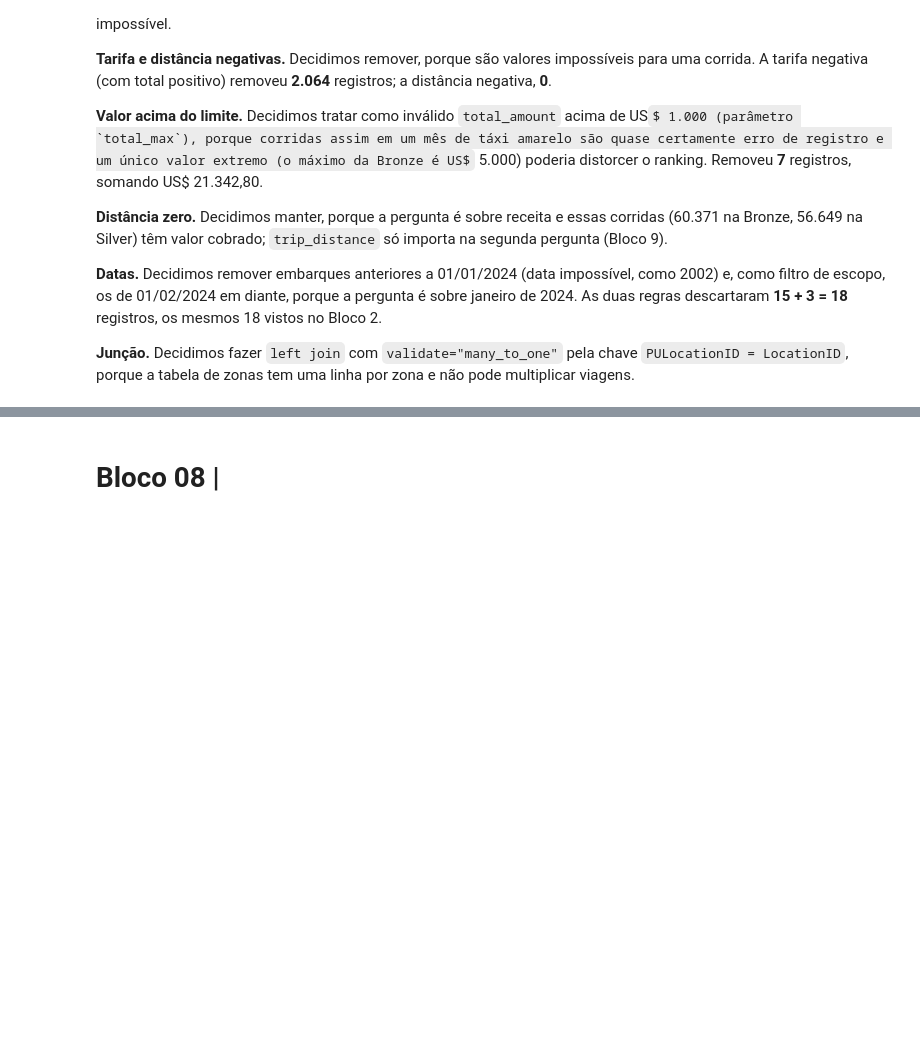
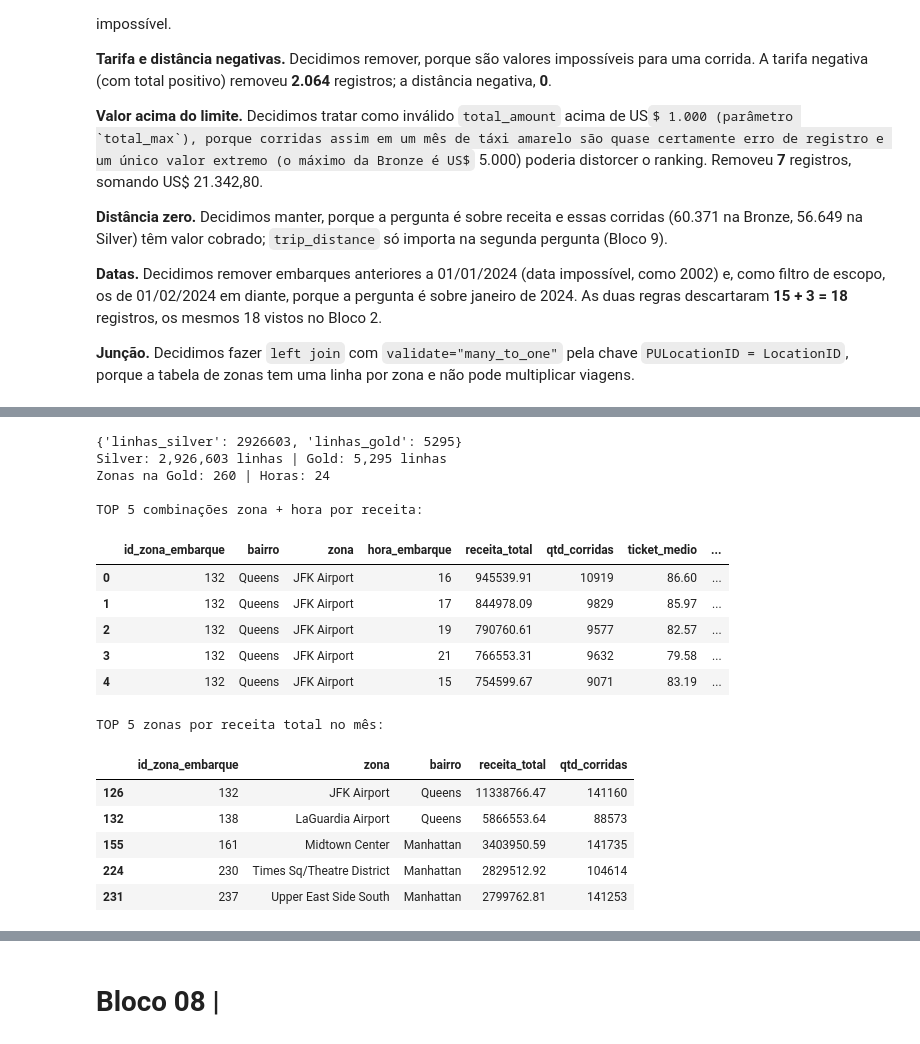
Before and after one commit to Grupo-02-2-Periodo-Faculdade-Donaduzzi/I.A-C.D-Grupo-2-2-periodo--Faculdade-Donaduzzi, a Jupyter notebook: pipeline_de_dados/Lista_de_atividades_Aula_09.ipynb, the cells around one changed output, grey strips where cells are left out. Saved outputs shown, nothing was run; the diff lists cells and outputs as text; code cells hidden in the pictures; some formulas as TeX source; blank space fills up the shorter version.

```diff
--- a/pipeline_de_dados/Lista_de_atividades_Aula_09.ipynb
+++ b/pipeline_de_dados/Lista_de_atividades_Aula_09.ipynb
@@ -564,0 +601,35 @@ Período da Silver: 2024-01-01 00:00:00 -> 2024-01-31 23:59:55
+# %%
+log_load = load(CONFIG["silver"], CONFIG["gold"])
+print(log_load)
+
+gold = pd.read_parquet(Path(CONFIG["gold"]) / CONFIG["gold_parquet"])
+print(f"Silver: {log_load['linhas_silver']:,} linhas | Gold: {len(gold):,} linhas")
+print(f"Zonas na Gold: {gold['id_zona_embarque'].nunique()} | Horas: {gold['hora_embarque'].nunique()}")
+print()
+print("TOP 5 combinações zona + hora por receita:")
+display(gold.head(5))
+print()
+print("TOP 5 zonas por receita total no mês:")
+top_zonas = (gold.groupby(["id_zona_embarque", "zona", "bairro"], as_index=False)
+                 .agg(receita_total=("receita_total", "sum"), qtd_corridas=("qtd_corridas", "sum"))
+                 .sort_values("receita_total", ascending=False).head(5))
+display(top_zonas)
+# %% [output]
+{'linhas_silver': 2926603, 'linhas_gold': 5295}
+Silver: 2,926,603 linhas | Gold: 5,295 linhas
+Zonas na Gold: 260 | Horas: 24
+
+TOP 5 combinações zona + hora por receita:
+|  | id_zona_embarque | bairro | zona | hora_embarque | receita_total | qtd_corridas | ticket_medio | ... |
+| 0 | 132 | Queens | JFK Airport | 16 | 945539.91 | 10919 | 86.60 | ... |
+| 1 | 132 | Queens | JFK Airport | 17 | 844978.09 | 9829 | 85.97 | ... |
+| 2 | 132 | Queens | JFK Airport | 19 | 790760.61 | 9577 | 82.57 | ... |
+| 3 | 132 | Queens | JFK Airport | 21 | 766553.31 | 9632 | 79.58 | ... |
+| 4 | 132 | Queens | JFK Airport | 15 | 754599.67 | 9071 | 83.19 | ... |
+TOP 5 zonas por receita total no mês:
+|  | id_zona_embarque | zona | bairro | receita_total | qtd_corridas |
+| 126 | 132 | JFK Airport | Queens | 11338766.47 | 141160 |
+| 132 | 138 | LaGuardia Airport | Queens | 5866553.64 | 88573 |
+| 155 | 161 | Midtown Center | Manhattan | 3403950.59 | 141735 |
+| 224 | 230 | Times Sq/Theatre District | Manhattan | 2829512.92 | 104614 |
+| 231 | 237 | Upper East Side South | Manhattan | 2799762.81 | 141253 |
```
Also changed, not shown: parts of 22 cells of this notebook, 9 other files.
